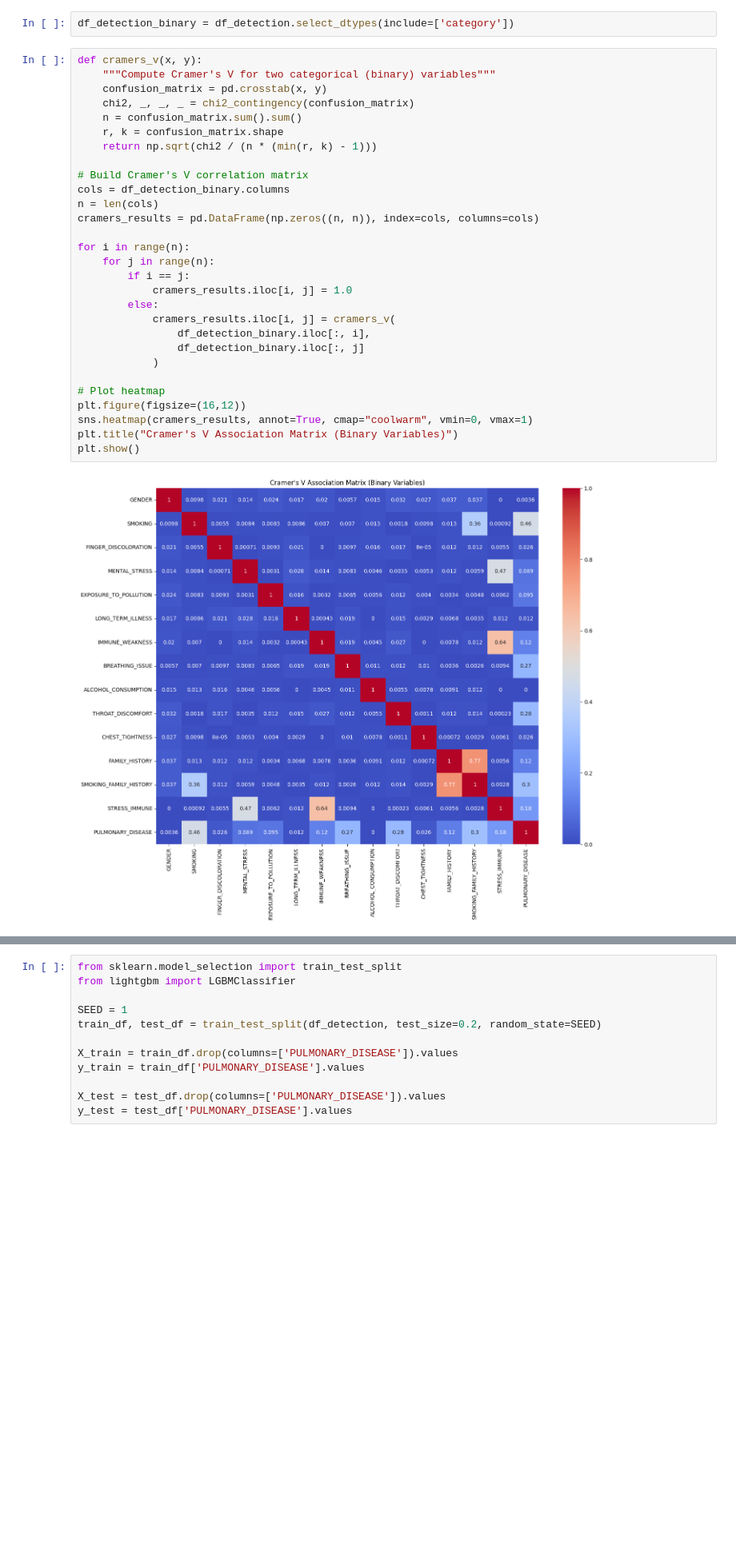
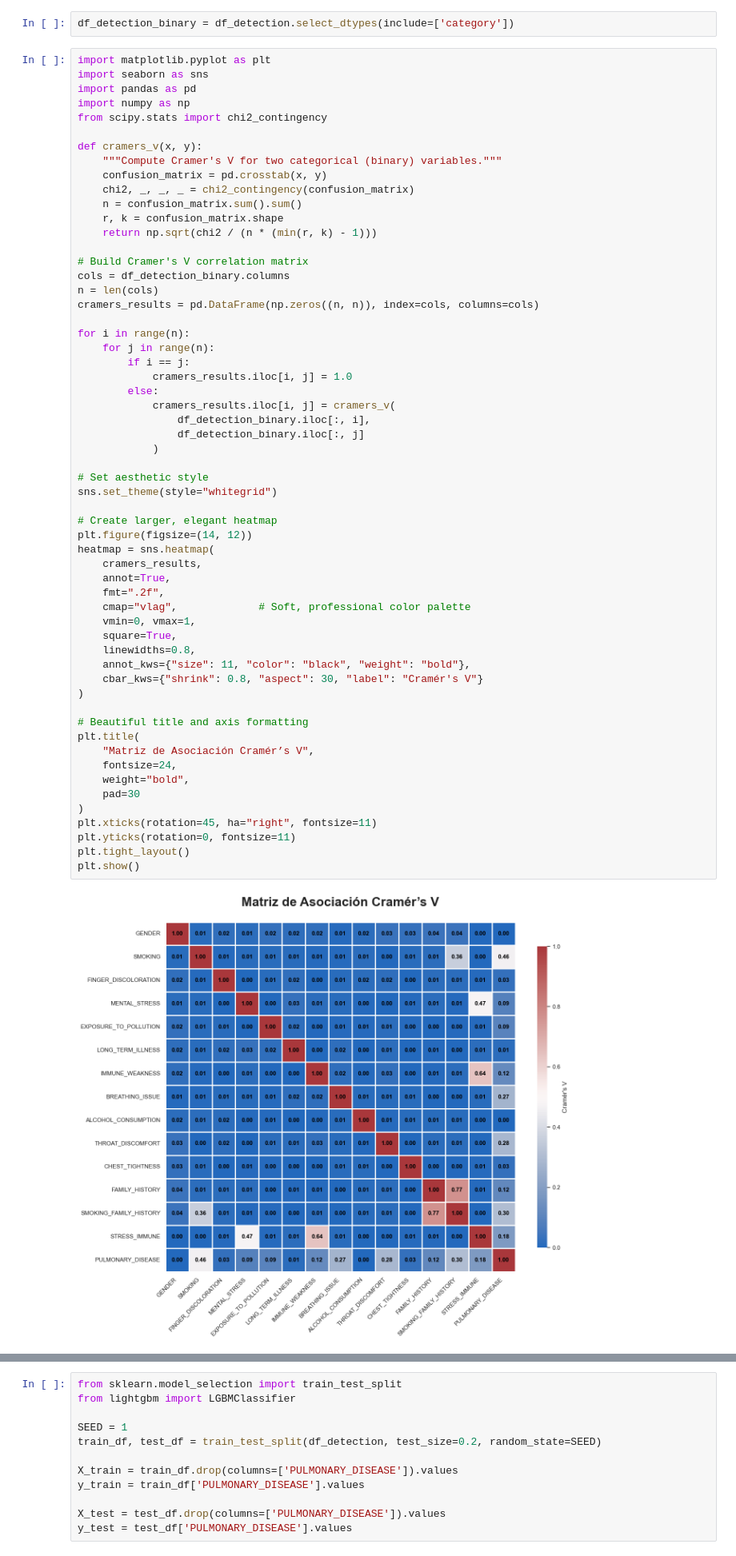
Before and after one commit to jrafaelpena/curso-si-puj, a Jupyter notebook: workspace/jrpg/0-comparacion-modelos.ipynb, the cells around one changed output, grey strips where cells are left out. Shown: that part at 80% size. Drawn from its saved outputs; the diff is of its cells as text; blank space fills up the shorter version.

```diff
--- a/workspace/jrpg/0-comparacion-modelos.ipynb
+++ b/workspace/jrpg/0-comparacion-modelos.ipynb
@@ -196,33 +230,62 @@ Correlación bastante baja entre todas las variables numéricas
 # %%
 df_detection_binary = df_detection.select_dtypes(include=['category'])
 # %%
+import matplotlib.pyplot as plt
+import seaborn as sns
+import pandas as pd
+import numpy as np
+from scipy.stats import chi2_contingency
+
 def cramers_v(x, y):
-    """Compute Cramer's V for two categorical (binary) variables"""
+    """Compute Cramer's V for two categorical (binary) variables."""
     confusion_matrix = pd.crosstab(x, y)
     chi2, _, _, _ = chi2_contingency(confusion_matrix)
     n = confusion_matrix.sum().sum()
     r, k = confusion_matrix.shape
     return np.sqrt(chi2 / (n * (min(r, k) - 1)))
 
 # Build Cramer's V correlation matrix
 cols = df_detection_binary.columns
 n = len(cols)
 cramers_results = pd.DataFrame(np.zeros((n, n)), index=cols, columns=cols)
 
 for i in range(n):
     for j in range(n):
         if i == j:
             cramers_results.iloc[i, j] = 1.0
         else:
             cramers_results.iloc[i, j] = cramers_v(
                 df_detection_binary.iloc[:, i],
                 df_detection_binary.iloc[:, j]
             )
 
-# Plot heatmap
-plt.figure(figsize=(16,12))
-sns.heatmap(cramers_results, annot=True, cmap="coolwarm", vmin=0, vmax=1)
-plt.title("Cramer's V Association Matrix (Binary Variables)")
+# Set aesthetic style
+sns.set_theme(style="whitegrid")
+
+# Create larger, elegant heatmap
+plt.figure(figsize=(14, 12))
+heatmap = sns.heatmap(
+    cramers_results,
+    annot=True,
+    fmt=".2f",
+    cmap="vlag",             # Soft, professional color palette
+    vmin=0, vmax=1,
+    square=True,
+    linewidths=0.8,
+    annot_kws={"size": 11, "color": "black", "weight": "bold"},
+    cbar_kws={"shrink": 0.8, "aspect": 30, "label": "Cramér's V"}
+)
+
+# Beautiful title and axis formatting
+plt.title(
+    "Matriz de Asociación Cramér’s V",
+    fontsize=24,
+    weight="bold",
+    pad=30
+)
+plt.xticks(rotation=45, ha="right", fontsize=11)
+plt.yticks(rotation=0, fontsize=11)
+plt.tight_layout()
 plt.show()
 # %% [output]
-[figure, old version]
+[figure, new version]
```
Also changed, not shown: parts of 11 cells of this notebook, 13 other files.
